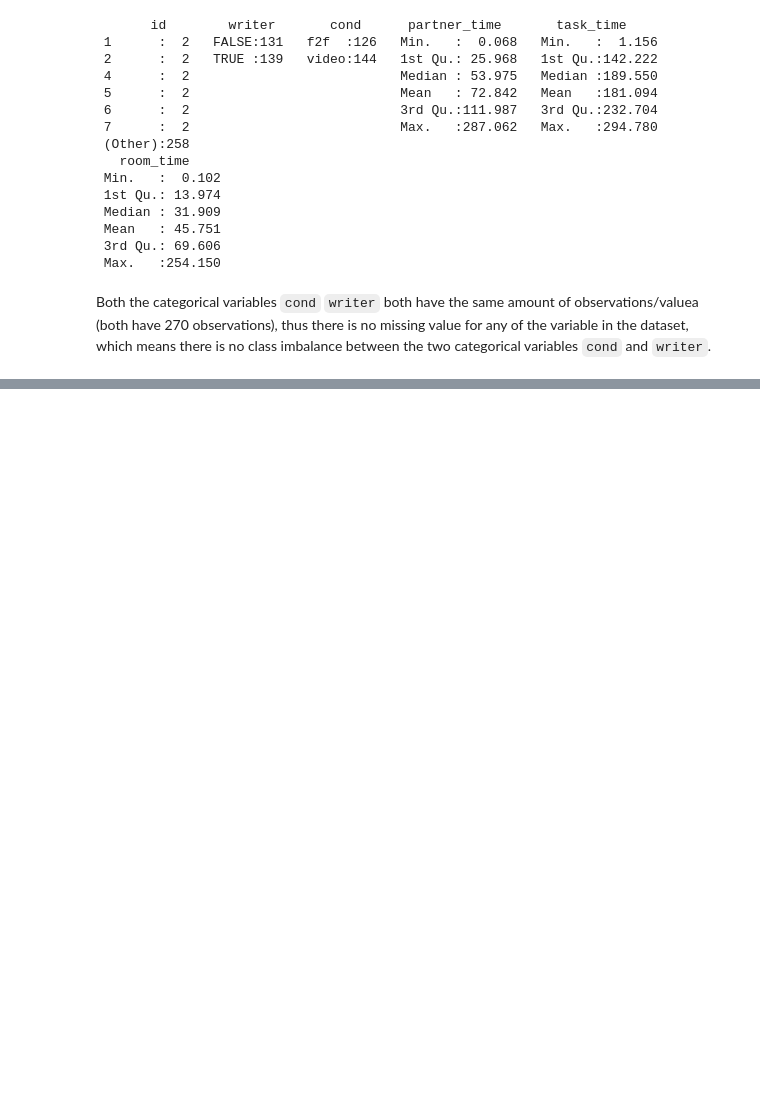
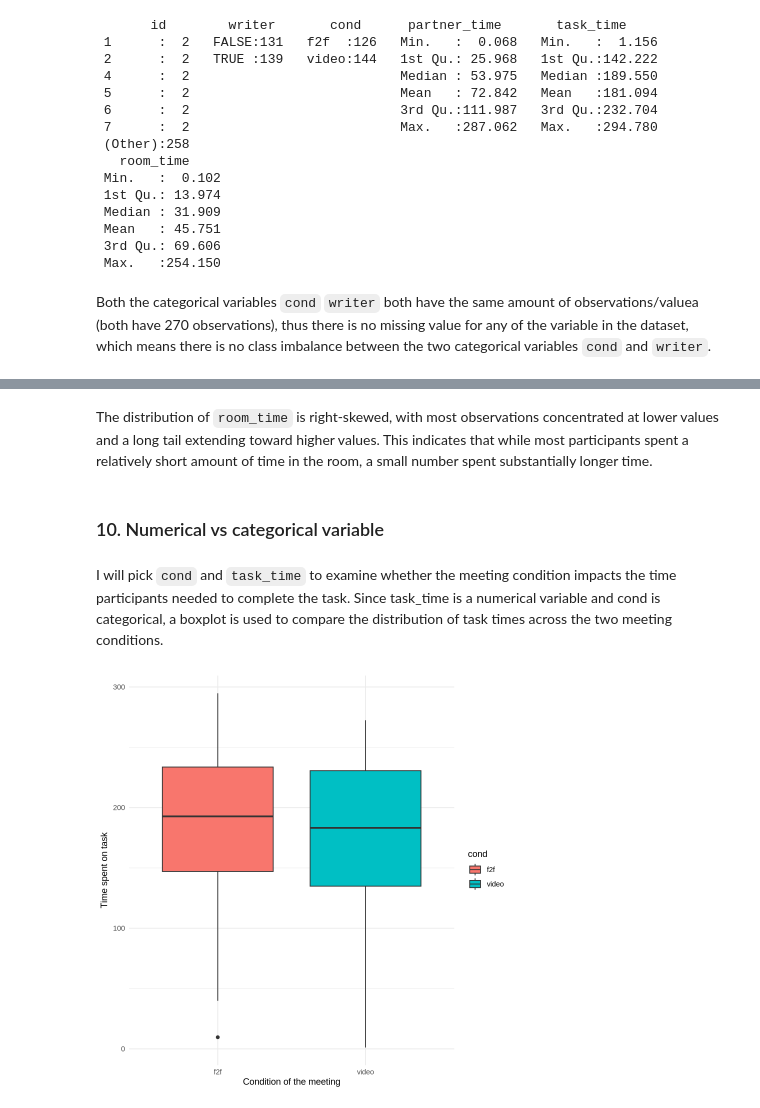
Before and after one commit to annanguyen0605/DSCI200_Case_study_1, a Jupyter notebook: case-study-1.ipynb, the cells around one changed output, grey strips where cells are left out. Cells and saved outputs as stored; diff of their text form; code cells hidden in the pictures; blank space fills up the shorter version.

```diff
--- a/case-study-1.ipynb
+++ b/case-study-1.ipynb
@@ -165,0 +206,14 @@ Both the categorical variables `cond` `writer` both have the same amount of obse
+# %% [markdown]
+The distribution of `room_time` is right-skewed, with most observations concentrated at lower values and a long tail extending toward higher values. This indicates that while most participants spent a relatively short amount of time in the room, a small number spent substantially longer time.
+# %% [markdown]
+### 10. Numerical vs categorical variable
+# %% [markdown]
+I will pick `cond` and `task_time` to examine whether the meeting condition impacts the time participants needed to complete the task. Since task_time is a numerical variable and cond is categorical, a boxplot is used to compare the distribution of task times across the two meeting conditions.
+# %%
+num_vs_cat <- ggplot(data, aes(x = cond, y = task_time, fill = cond)) +
+              geom_boxplot() +
+              labs(x = "Condition of the meeting", y = "Time spent on task") +
+              theme_minimal()
+num_vs_cat
+# %% [output]
+[figure, added]
```
Also changed, not shown: parts of 21 cells of this notebook.
